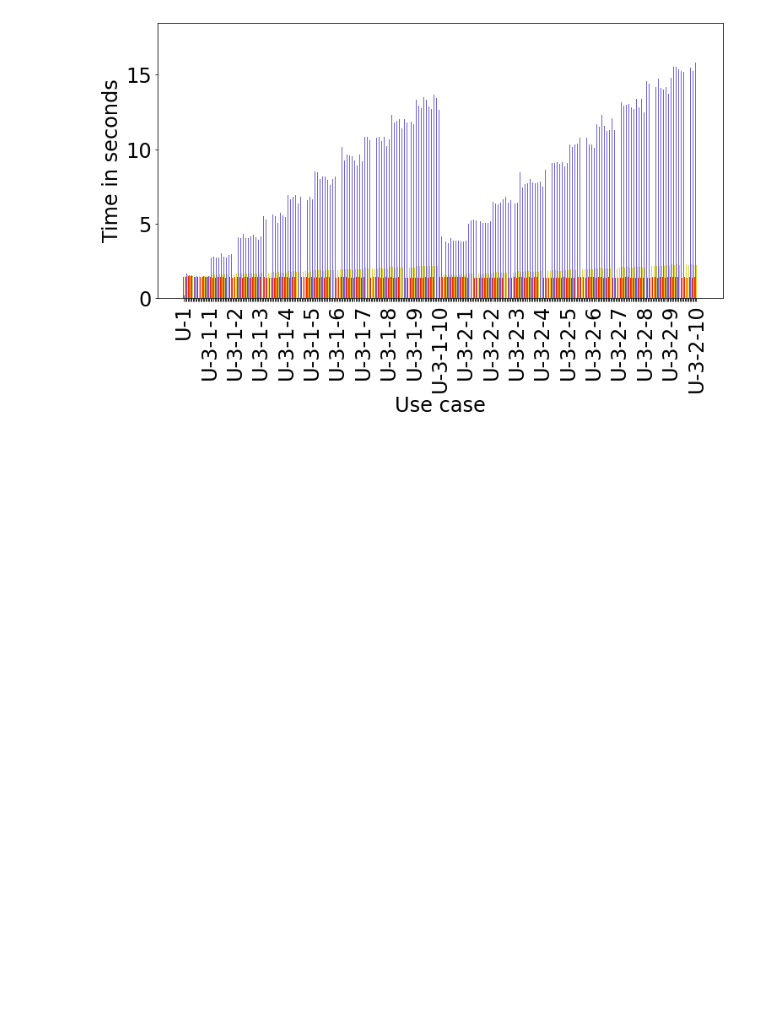
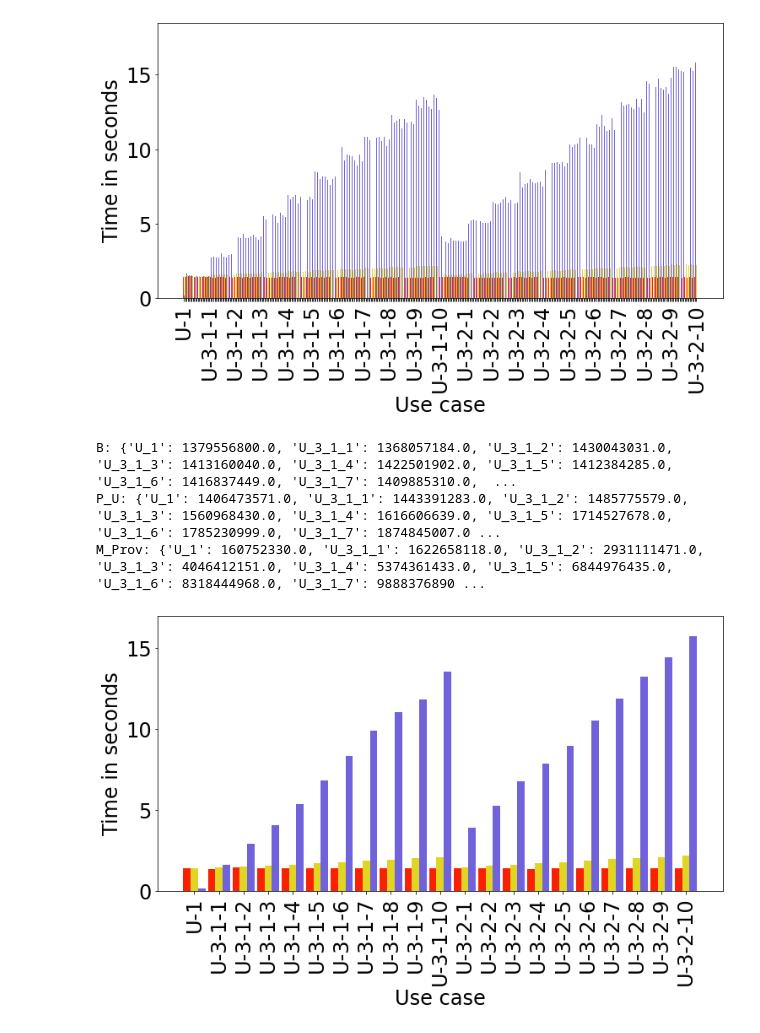
Before and after one commit to slin96/master-thesis, a Jupyter notebook: experiments/plots/dist-exp/compare_times.ipynb, the cells around one changed output. Saved outputs shown, nothing was run; the diff lists cells and outputs as text; code cells hidden in the pictures; blank space fills up the shorter version.

Commit message:
updated plots

```diff
--- a/experiments/plots/dist-exp/compare_times.ipynb
+++ b/experiments/plots/dist-exp/compare_times.ipynb
@@ -196,3 +198,49 @@ B: {'U_1': 1393224916.5, 'N0_U_3_1_1': 1405564752.5, 'N1_U_3_1_1': 1420874277.5,
 P_U: {'U_1': 1412701687.0, 'N0_U_3_1_1': 1472873285.0, 'N1_U_3_1_1': 1479859759.0, 'N2_U_3_1_1': 1534266325.0, 'N3_U_3_1_1': 1479259563.0, 'N4_U_3_1_1': 1471366146.0, 'N5_U_3_1_1': 1484704826.0, 'N6_U ...
 M_Prov: {'U_1': 156559600.0, 'N0_U_3_1_1': 1529222767.0, 'N1_U_3_1_1': 1654845790.0, 'N2_U_3_1_1': 1752423957.0, 'N3_U_3_1_1': 1535371448.0, 'N4_U_3_1_1': 1449969920.0, 'N5_U_3_1_1': 1503471535.0, 'N6 ...
 [figure]
+# %%
+def aggregate_times(times, aggregate_func=median):
+    aggregates = {}
+    for k,v in times.items():
+        key = k
+        if 'N' in k:
+            if '-' not in k:
+                key = '_'.join(k.split('_')[1:])
+            else:
+                key = k.split('-')[1]
+
+        if key not in aggregates:
+            aggregates[key] = []
+        aggregates[key].append(v)
+
+    result = {}
+    for k,v in aggregates.items():
+        result[k] = aggregate_func(aggregates[k])
+
+    return result
+# %%
+def plot_ttr_compare_accumulate(times, num_nodes, y_min_max, label_filter=None, enl=1, snapshot_type=VERSION):
+    metas = filter_meta(times, model=MOBILENET, approach=BASELINE, snapshot_type=VERSION, snapshot_dist='outdoor')
+    baseline_save_times = aggregate_fields(metas, aggregate='median', field_key=HIGH_LEVEL_RECOVER_TIMES)[HIGH_LEVEL_RECOVER_TIMES]
+    aggregates_baseline_save_times = aggregate_times(baseline_save_times)
+
+
+    metas = filter_meta(times, model=MOBILENET, approach=PARAM_UPDATE_IMPROVED, snapshot_type=snapshot_type, snapshot_dist='outdoor')
+    improved_save_param_update_times = aggregate_fields(metas, aggregate='median', field_key=HIGH_LEVEL_RECOVER_TIMES)[HIGH_LEVEL_RECOVER_TIMES]
+    aggregates_param_update_times = aggregate_times(improved_save_param_update_times)
+
+    metas = filter_meta(times, model=MOBILENET, approach='provenance', snapshot_type=VERSION, snapshot_dist='outdoor')
+    prov_save_times = aggregate_fields(metas, aggregate='median', field_key=HIGH_LEVEL_RECOVER_TIMES)[HIGH_LEVEL_RECOVER_TIMES]
+    aggregates_prov_save_times = aggregate_times(prov_save_times)
+
+    save_path = os.path.join(TIME_OUTPUT_DIR, f'agg-median-mobilenet-{snapshot_type}-ttr-num-nodes-{num_nodes}')
+
+    plot_compare_times(aggregates_baseline_save_times, aggregates_param_update_times, aggregates_prov_save_times, ignore_use_cases=[U_2],
+                              save_path=save_path, y_min_max=y_min_max, label_filter=None, enl=enl)
+# %%
+plot_ttr_compare_accumulate(d5_times, 5, [0,17])
+# %% [output]
+B: {'U_1': 1379556800.0, 'U_3_1_1': 1368057184.0, 'U_3_1_2': 1430043031.0, 'U_3_1_3': 1413160040.0, 'U_3_1_4': 1422501902.0, 'U_3_1_5': 1412384285.0, 'U_3_1_6': 1416837449.0, 'U_3_1_7': 1409885310.0,  ...
+P_U: {'U_1': 1406473571.0, 'U_3_1_1': 1443391283.0, 'U_3_1_2': 1485775579.0, 'U_3_1_3': 1560968430.0, 'U_3_1_4': 1616606639.0, 'U_3_1_5': 1714527678.0, 'U_3_1_6': 1785230999.0, 'U_3_1_7': 1874845007.0 ...
+M_Prov: {'U_1': 160752330.0, 'U_3_1_1': 1622658118.0, 'U_3_1_2': 2931111471.0, 'U_3_1_3': 4046412151.0, 'U_3_1_4': 5374361433.0, 'U_3_1_5': 6844976435.0, 'U_3_1_6': 8318444968.0, 'U_3_1_7': 9888376890 ...
+[figure, added]
```
Also changed, not shown: parts of 3 cells of this notebook.
